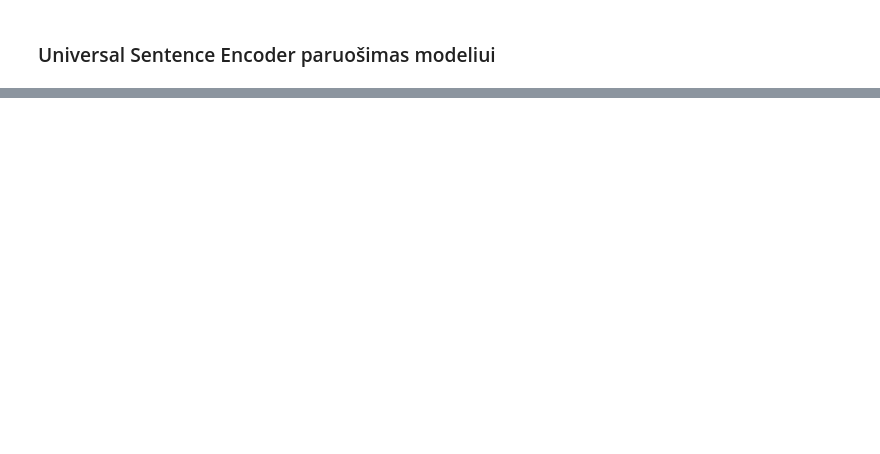
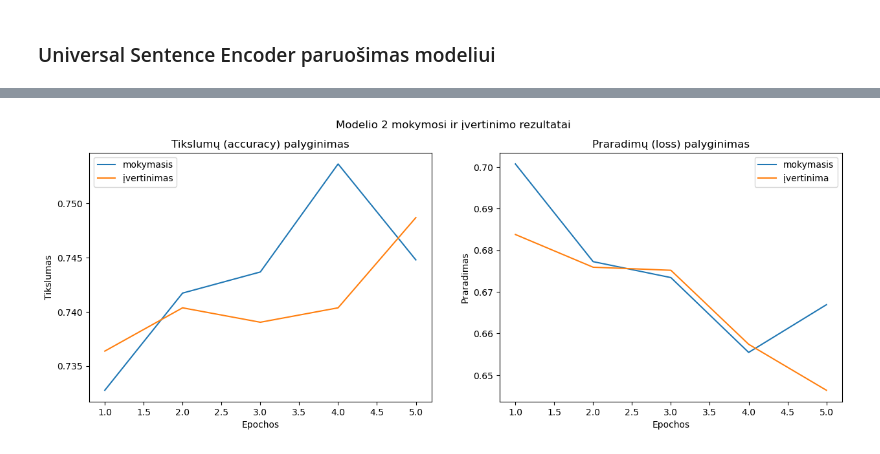
Before and after one commit to gisora/ptu8-final-project, a Jupyter notebook: nuosekliu_sakiniu_klasifikavimas.ipynb, the cells around one changed output, grey strips where cells are left out. Saved outputs shown, nothing was run; the diff lists cells and outputs as text; code cells hidden in the pictures; blank space fills up the shorter version.

Commit message:
modelio 2 sudarymas ir mokymas

```diff
--- a/nuosekliu_sakiniu_klasifikavimas.ipynb
+++ b/nuosekliu_sakiniu_klasifikavimas.ipynb
@@ -881,0 +893,13 @@ Embedded sakinio formatas: (1, 512)
+# %%
+inputs = layers.Input(shape=[], dtype=tf.string)
+
+pretrained_use_layer = use_embedder_layer(inputs)
+x = layers.Dense(units=128, activation="relu")(pretrained_use_layer)
+
+outputs = layers.Dense(units=5, activation="softmax")(x)
+
+model_2 = tf.keras.Model(inputs, outputs, name="model_2")
+# %%
+model_2.compile(loss="categorical_crossentropy",
+                optimizer=tf.keras.optimizers.Adam(),
+                metrics=["accuracy"])
@@ -881,0 +929,6 @@ Embedded sakinio formatas: (1, 512)
+# %%
+model_2_history = model_2.fit(train_dataset,
+                              epochs=5,
+                              steps_per_epoch=int(0.1*len(train_dataset)),
+                              validation_data=val_dataset,
+                              validation_steps=int(0.1*len(val_dataset)))
@@ -881,0 +946,5 @@ Embedded sakinio formatas: (1, 512)
+# %%
+# sudarom modelio "Modelis 1" vertinimo diagramas
+plot_accuracy_loss_curves(model_2_history, "2")
+# %% [output]
+[figure, added]
```
Also changed, not shown: parts of 18 cells of this notebook.
